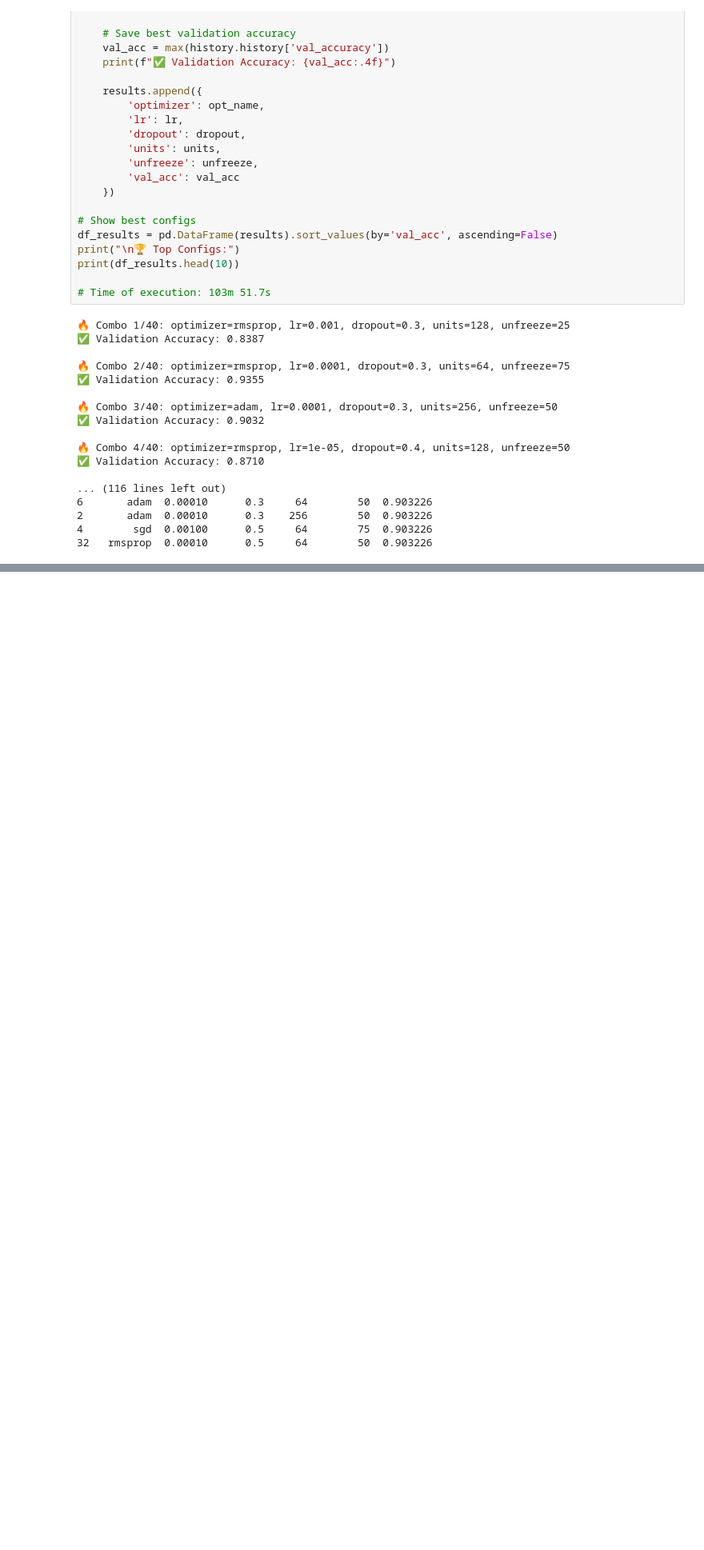
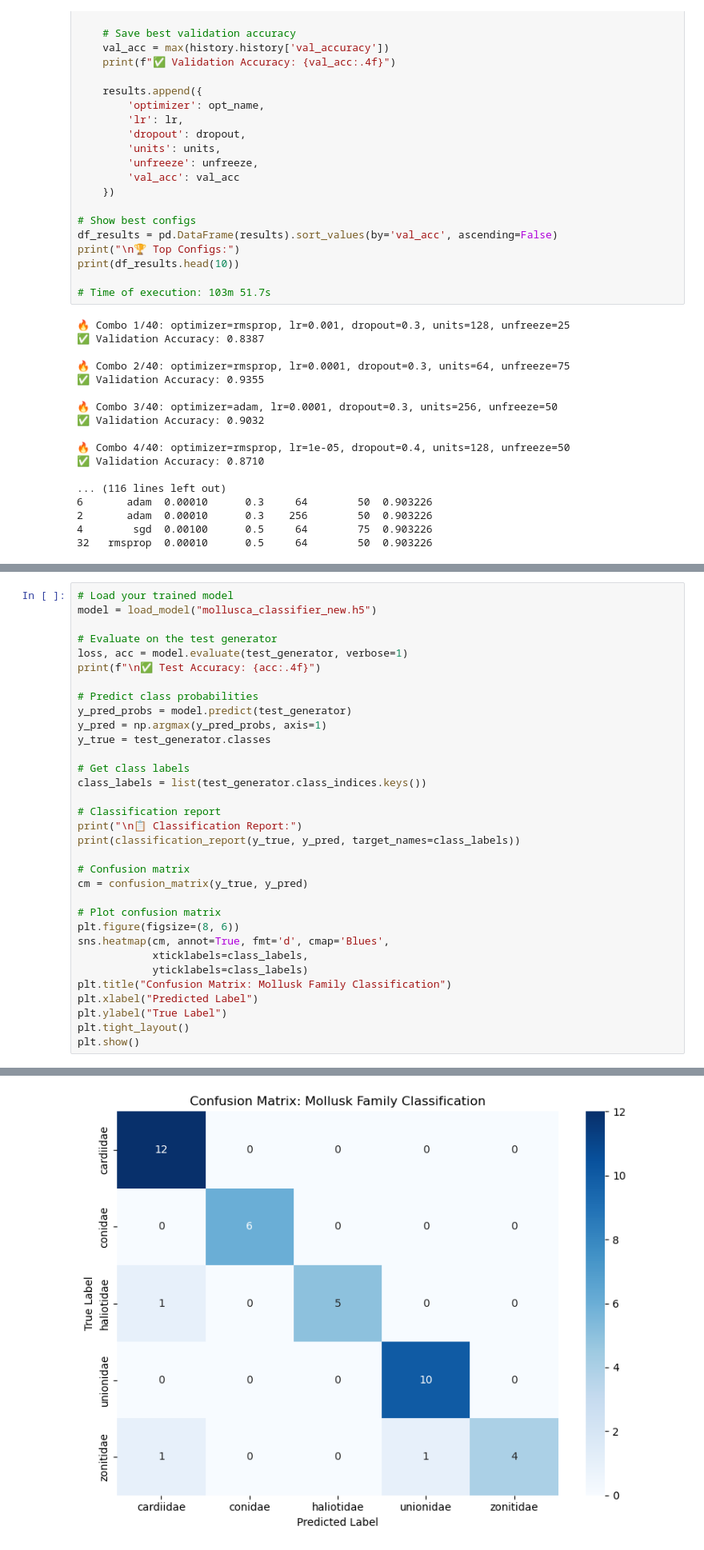
Before and after one commit to xandga/DeepLearning2425, a Jupyter notebook: 5. Phylum Mollusca.ipynb, the cells around one changed output, grey strips where cells are left out. Shown at 80% size. Drawn from its saved outputs; the diff is of its cells as text; blank space fills up the shorter version.

```diff
--- a/5. Phylum Mollusca.ipynb
+++ b/5. Phylum Mollusca.ipynb
@@ -576,0 +715,34 @@ print(df_results.head(10))
+# %%
+# Load your trained model
+model = load_model("mollusca_classifier_new.h5")
+
+# Evaluate on the test generator
+loss, acc = model.evaluate(test_generator, verbose=1)
+print(f"\n✅ Test Accuracy: {acc:.4f}")
+
+# Predict class probabilities
+y_pred_probs = model.predict(test_generator)
+y_pred = np.argmax(y_pred_probs, axis=1)
+y_true = test_generator.classes
+
+# Get class labels
+class_labels = list(test_generator.class_indices.keys())
+
+# Classification report
+print("\n📋 Classification Report:")
+print(classification_report(y_true, y_pred, target_names=class_labels))
+
+# Confusion matrix
+cm = confusion_matrix(y_true, y_pred)
+
+# Plot confusion matrix
+plt.figure(figsize=(8, 6))
+sns.heatmap(cm, annot=True, fmt='d', cmap='Blues',
+            xticklabels=class_labels,
+            yticklabels=class_labels)
+plt.title("Confusion Matrix: Mollusk Family Classification")
+plt.xlabel("Predicted Label")
+plt.ylabel("True Label")
+plt.tight_layout()
+plt.show()
+# %% [output]
@@ -576,0 +766 @@ print(df_results.head(10))
+[figure, added]
```
Also changed, not shown: parts of 10 cells of this notebook, 1 other file.
